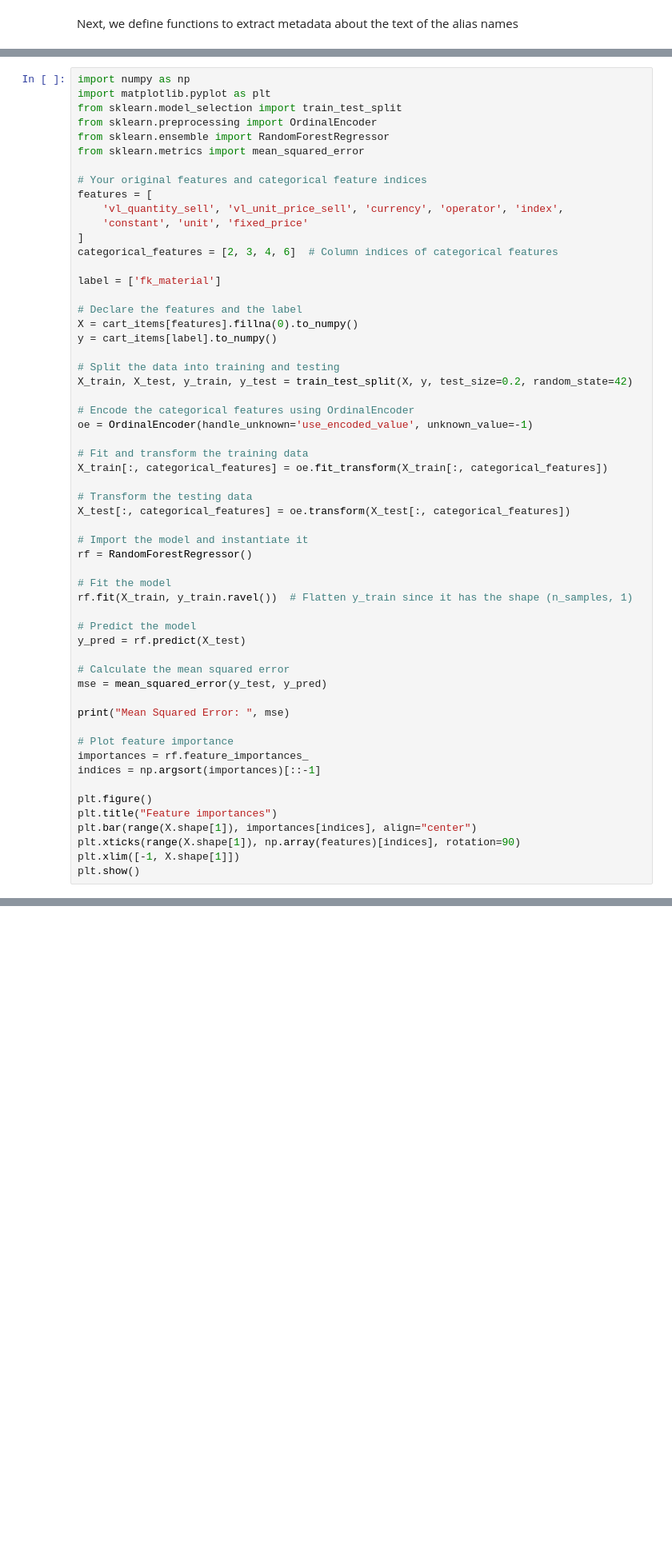
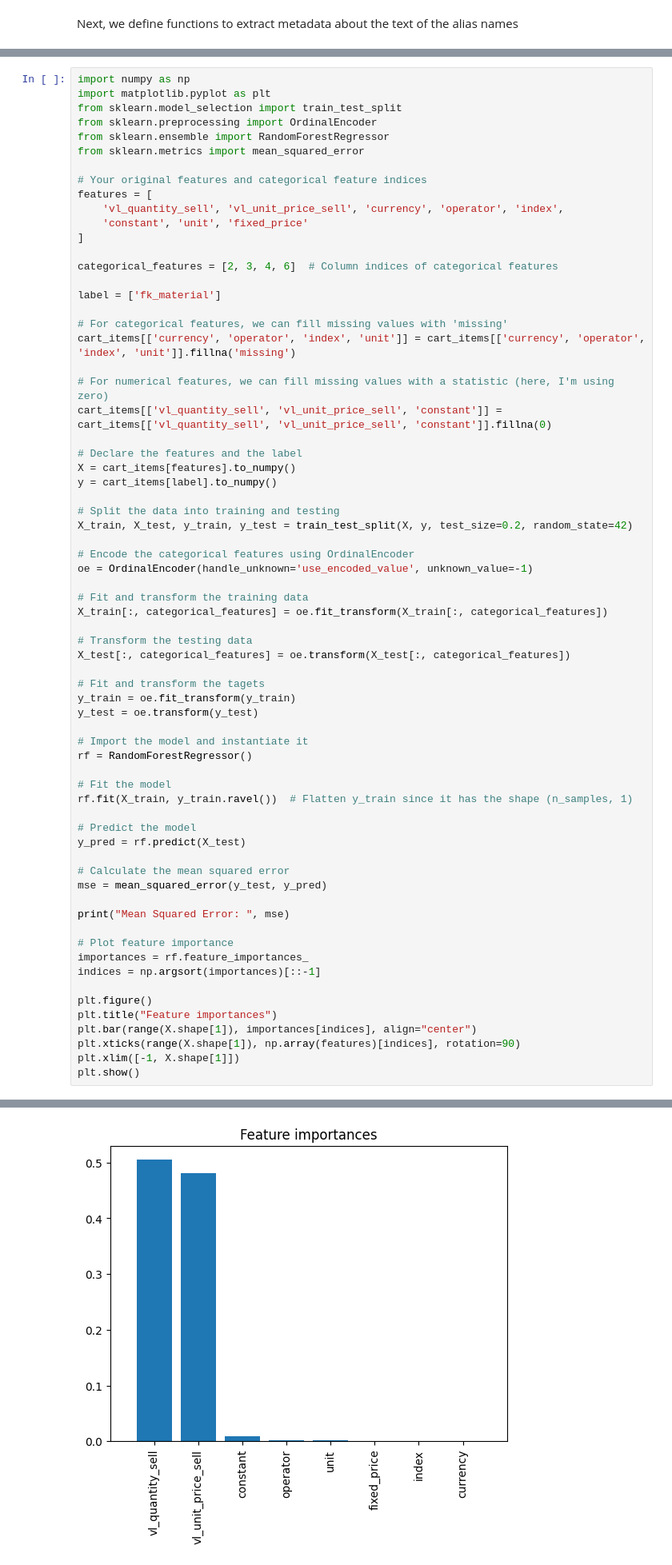
Before and after one commit to Bernardo-giff/work_based_project, a Jupyter notebook: baseline.ipynb, the cells around one changed output, grey strips where cells are left out. Shown at 80% size. Drawn from its saved outputs; the diff is of its cells as text; blank space fills up the shorter version.

```diff
--- a/baseline.ipynb
+++ b/baseline.ipynb
@@ -140,12 +140,19 @@ features = [
     'vl_quantity_sell', 'vl_unit_price_sell', 'currency', 'operator', 'index',
     'constant', 'unit', 'fixed_price'
 ]
+
 categorical_features = [2, 3, 4, 6]  # Column indices of categorical features
 
 label = ['fk_material']
 
+# For categorical features, we can fill missing values with 'missing'
+cart_items[['currency', 'operator', 'index', 'unit']] = cart_items[['currency', 'operator', 'index', 'unit']].fillna('missing')
+
+# For numerical features, we can fill missing values with a statistic (here, I'm using zero)
+cart_items[['vl_quantity_sell', 'vl_unit_price_sell', 'constant']] = cart_items[['vl_quantity_sell', 'vl_unit_price_sell', 'constant']].fillna(0)
+
 # Declare the features and the label
-X = cart_items[features].fillna(0).to_numpy()
+X = cart_items[features].to_numpy()
 y = cart_items[label].to_numpy()
 
 # Split the data into training and testing
@@ -159,6 +166,10 @@ X_train[:, categorical_features] = oe.fit_transform(X_train[:, categorical_featu
 
 # Transform the testing data
 X_test[:, categorical_features] = oe.transform(X_test[:, categorical_features])
+
+# Fit and transform the tagets
+y_train = oe.fit_transform(y_train)
+y_test = oe.transform(y_test)
 
 # Import the model and instantiate it
 rf = RandomForestRegressor()
@@ -188,0 +200 @@ TypeError: Encoders require their input argument must be uniformly strings or nu
+[figure, added]
```
Also changed, not shown: parts of 2 cells of this notebook, 2 other files.
